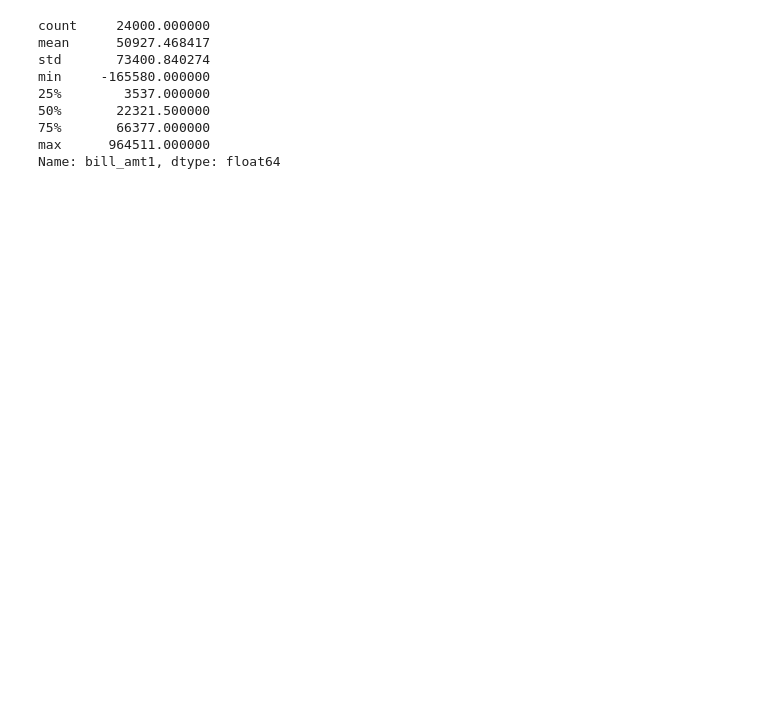
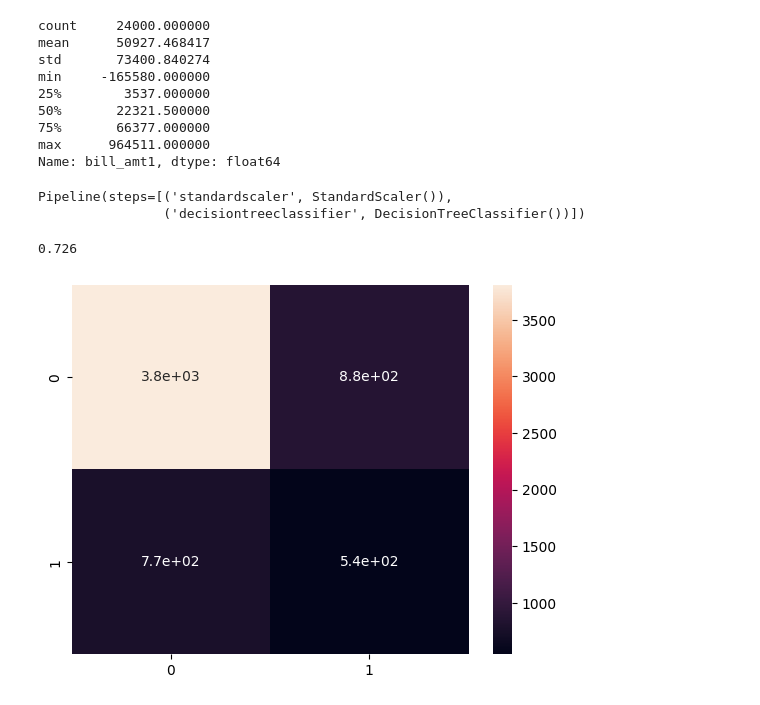
Before and after one commit to ysfcil/Data-Analysis, a Jupyter notebook: Credit_Card_next_month.ipynb, the cells around one changed output. Drawn from its saved outputs; the diff is of its cells as text; code cells hidden in the pictures; blank space fills up the shorter version.

```diff
--- a/Credit_Card_next_month.ipynb
+++ b/Credit_Card_next_month.ipynb
@@ -68,3 +68,30 @@ min     -165580.000000
 75%       66377.000000
 max      964511.000000
 Name: bill_amt1, dtype: float64
+# %%
+X = df.drop("default.payment.next.month", axis=1)
+y = df["default.payment.next.month"]
+# %%
+from sklearn.tree import DecisionTreeClassifier
+from sklearn.preprocessing import StandardScaler
+from sklearn.pipeline import make_pipeline
+model = make_pipeline(StandardScaler(), DecisionTreeClassifier())
+model.fit(X, y)
+# %% [output]
+Pipeline(steps=[('standardscaler', StandardScaler()),
+                ('decisiontreeclassifier', DecisionTreeClassifier())])
+# %%
+test_ = "https://huggingface.co/datasets/imodels/credit-card/raw/main/test.csv"
+df_test = pd.read_csv(test_)
+X_test = df_test.drop("default.payment.next.month", axis=1)
+y_test = df_test["default.payment.next.month"]
+# %%
+y_pred = model.predict(X_test)
+from sklearn.metrics import classification_report, confusion_matrix, accuracy_score
+# %%
+
+sns.heatmap(confusion_matrix(y_test, y_pred), annot=True)
+accuracy_score(y_pred, y_test)
+# %% [output]
+0.726
+[figure, added]
```
Also changed, not shown: parts of 2 cells of this notebook.
